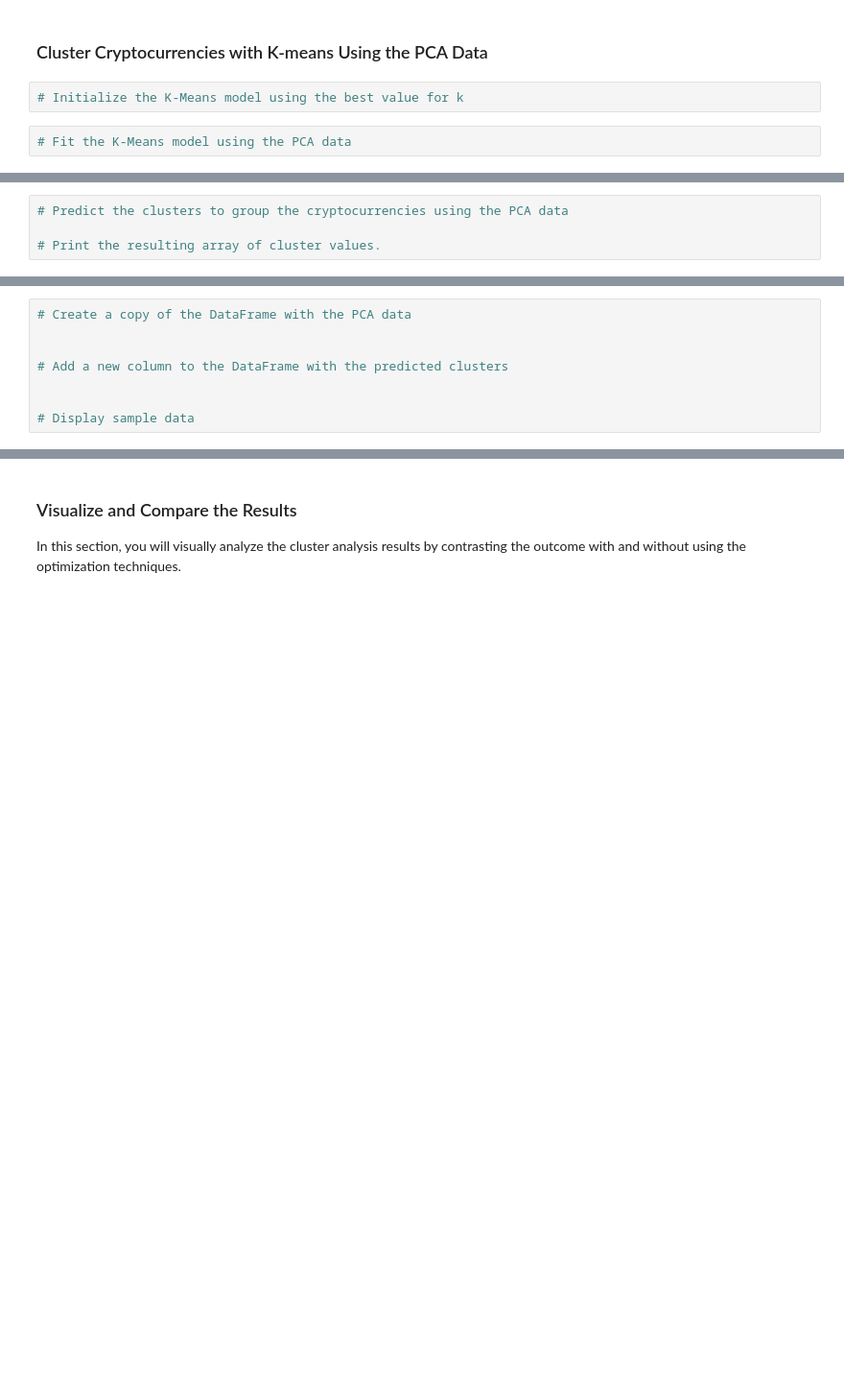
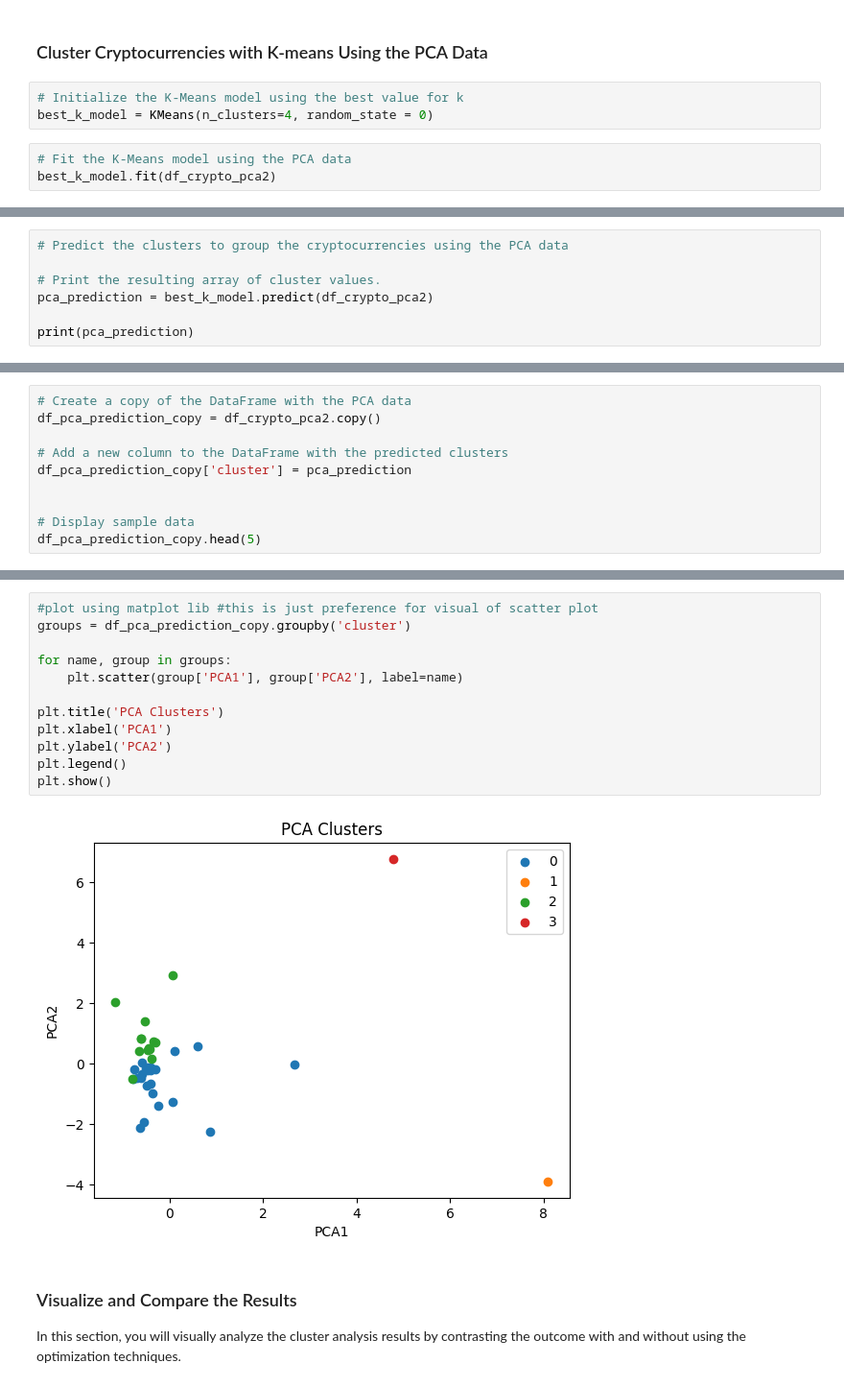
Before and after one commit to d-p1/CryptoClustering, a Jupyter notebook: Crypto_Clustering.ipynb, the cells around one changed output, grey strips where cells are left out. Shown at 96% size. Saved outputs shown, nothing was run; the diff lists cells and outputs as text; blank space fills up the shorter version.

```diff
--- a/Crypto_Clustering.ipynb
+++ b/Crypto_Clustering.ipynb
@@ -368,5 +369,7 @@ plt.show()
 ### Cluster Cryptocurrencies with K-means Using the PCA Data
 # %%
 # Initialize the K-Means model using the best value for k
+best_k_model = KMeans(n_clusters=4, random_state = 0)
 # %%
 # Fit the K-Means model using the PCA data
+best_k_model.fit(df_crypto_pca2)
@@ -374,3 +379,6 @@ plt.show()
 # Predict the clusters to group the cryptocurrencies using the PCA data
 
 # Print the resulting array of cluster values.
+pca_prediction = best_k_model.predict(df_crypto_pca2)
+
+print(pca_prediction)
@@ -377,8 +388,10 @@ plt.show()
 # %%
 # Create a copy of the DataFrame with the PCA data
-
+df_pca_prediction_copy = df_crypto_pca2.copy()
 
 # Add a new column to the DataFrame with the predicted clusters
+df_pca_prediction_copy['cluster'] = pca_prediction
 
 
 # Display sample data
+df_pca_prediction_copy.head(5)
@@ -391,3 +425,17 @@ plt.show()
+# %%
+#plot using matplot lib #this is just preference for visual of scatter plot
+groups = df_pca_prediction_copy.groupby('cluster')
+
+for name, group in groups:
+    plt.scatter(group['PCA1'], group['PCA2'], label=name)
+
+plt.title('PCA Clusters')
+plt.xlabel('PCA1')
+plt.ylabel('PCA2')
+plt.legend()
+plt.show()
+# %% [output]
+[figure, added]
 # %% [markdown]
 ### Visualize and Compare the Results
 
```
Also changed, not shown: parts of 10 cells of this notebook.
